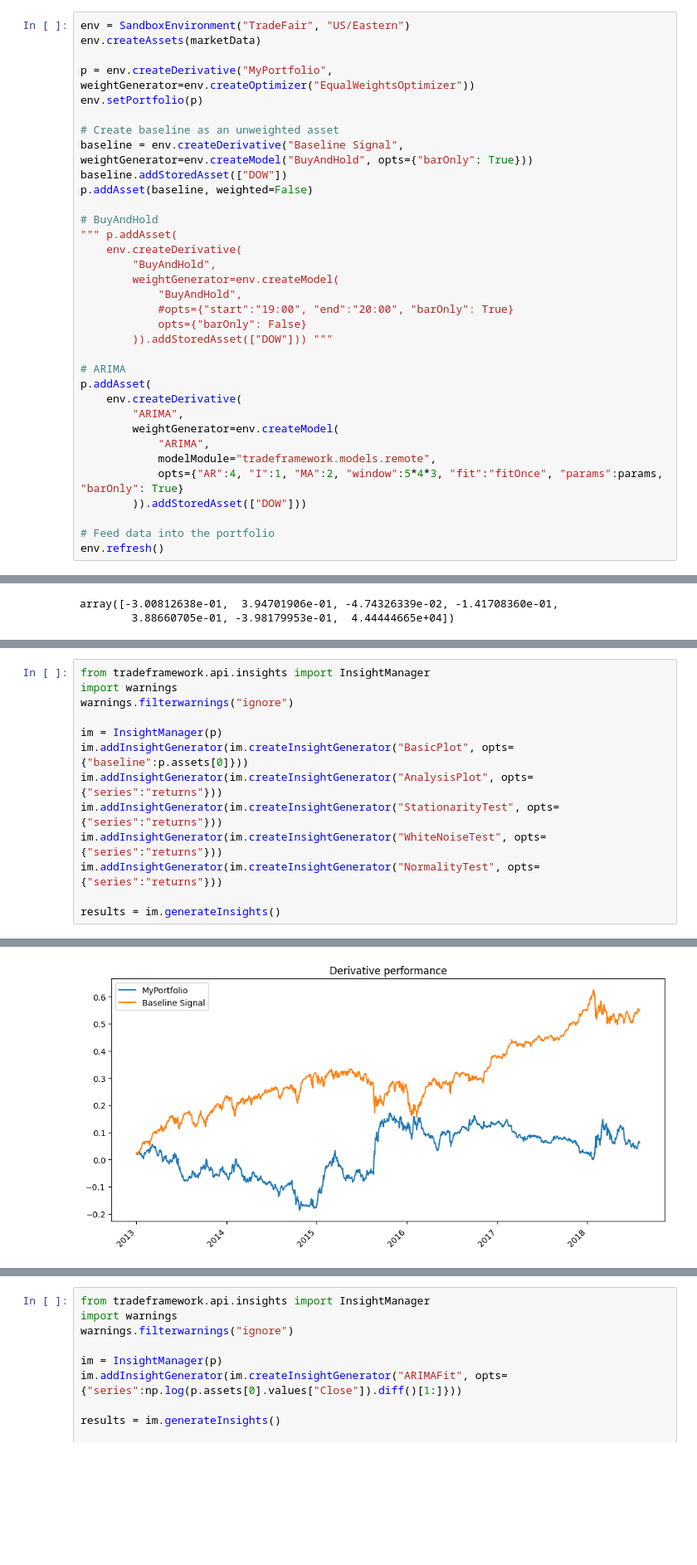
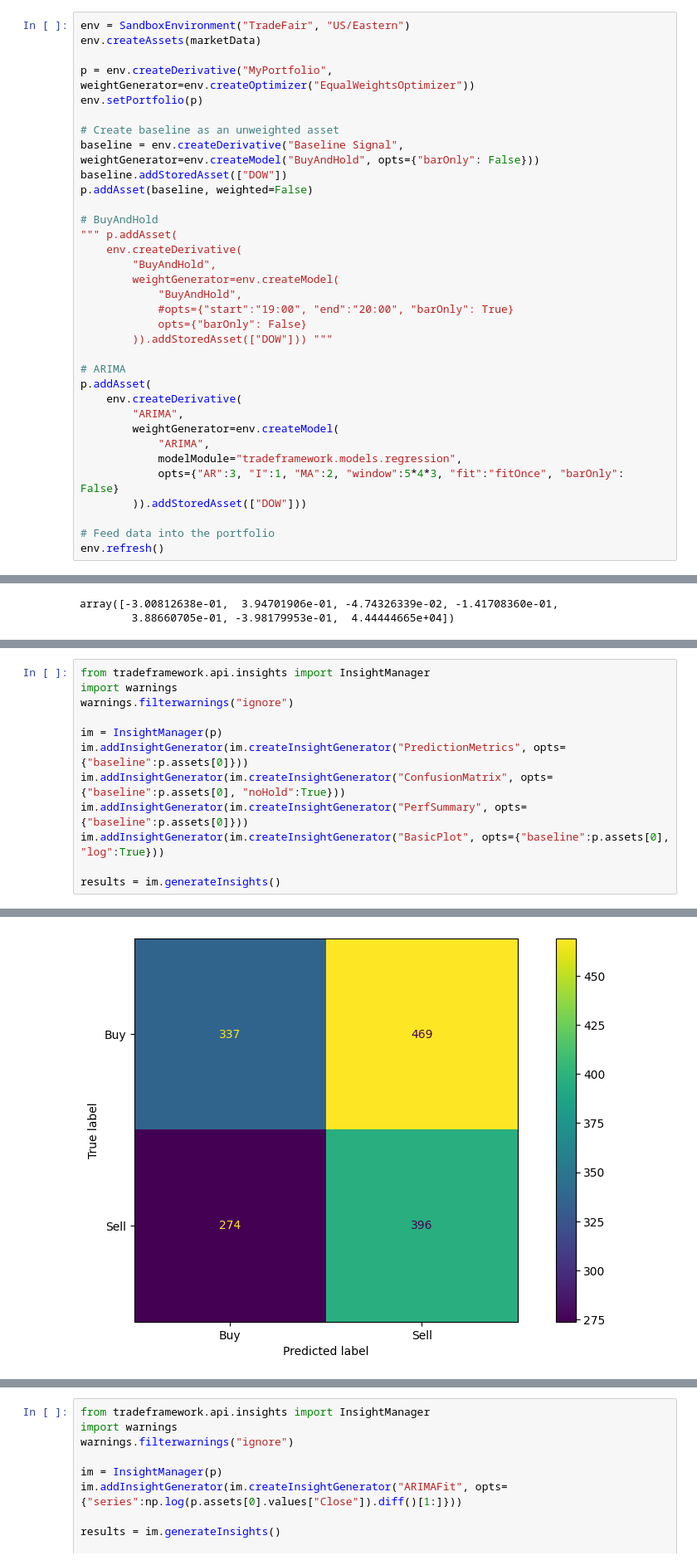
Before and after one commit to cwilko/tradeframework-models, a Jupyter notebook: samples/FrameworkTest.ipynb, the cells around one changed output, grey strips where cells are left out. Shown: that part at 83% size. Saved outputs shown, nothing was run; the diff lists cells and outputs as text; blank space fills up the shorter version.

```diff
--- a/samples/FrameworkTest.ipynb
+++ b/samples/FrameworkTest.ipynb
@@ -103,7 +103,7 @@ p = env.createDerivative("MyPortfolio", weightGenerator=env.createOptimizer("Equ
 env.setPortfolio(p)
 
 # Create baseline as an unweighted asset
-baseline = env.createDerivative("Baseline Signal", weightGenerator=env.createModel("BuyAndHold", opts={"barOnly": True}))
+baseline = env.createDerivative("Baseline Signal", weightGenerator=env.createModel("BuyAndHold", opts={"barOnly": False}))
 baseline.addStoredAsset(["DOW"])
 p.addAsset(baseline, weighted=False)
 
@@ -123,8 +123,8 @@ p.addAsset(
         "ARIMA",
         weightGenerator=env.createModel(
             "ARIMA",
-            modelModule="tradeframework.models.remote",
-            opts={"AR":4, "I":1, "MA":2, "window":5*4*3, "fit":"fitOnce", "params":params, "barOnly": True}
+            modelModule="tradeframework.models.regression",
+            opts={"AR":3, "I":1, "MA":2, "window":5*4*3, "fit":"fitOnce", "barOnly": False}
         )).addStoredAsset(["DOW"]))
 
 # Feed data into the portfolio
@@ -147,11 +204,10 @@ import warnings
 warnings.filterwarnings("ignore")
 
 im = InsightManager(p)
-im.addInsightGenerator(im.createInsightGenerator("BasicPlot", opts={"baseline":p.assets[0]}))
-im.addInsightGenerator(im.createInsightGenerator("AnalysisPlot", opts={"series":"returns"}))
-im.addInsightGenerator(im.createInsightGenerator("StationarityTest", opts={"series":"returns"}))
-im.addInsightGenerator(im.createInsightGenerator("WhiteNoiseTest", opts={"series":"returns"}))
-im.addInsightGenerator(im.createInsightGenerator("NormalityTest", opts={"series":"returns"}))
+im.addInsightGenerator(im.createInsightGenerator("PredictionMetrics", opts={"baseline":p.assets[0]}))
+im.addInsightGenerator(im.createInsightGenerator("ConfusionMatrix", opts={"baseline":p.assets[0], "noHold":True}))
+im.addInsightGenerator(im.createInsightGenerator("PerfSummary", opts={"baseline":p.assets[0]}))
+im.addInsightGenerator(im.createInsightGenerator("BasicPlot", opts={"baseline":p.assets[0], "log":True}))
 
 results = im.generateInsights()
 # %% [output]
@@ -175 +231 @@ Conclusion: Data may not be Normally distributed
-[figure, old version]
+[figure, new version]
```
Also changed, not shown: parts of 11 cells of this notebook, 1 other file.
